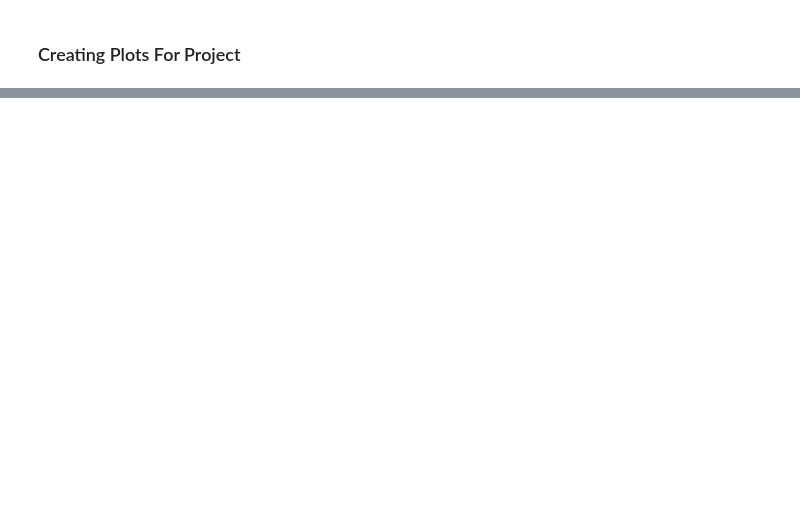
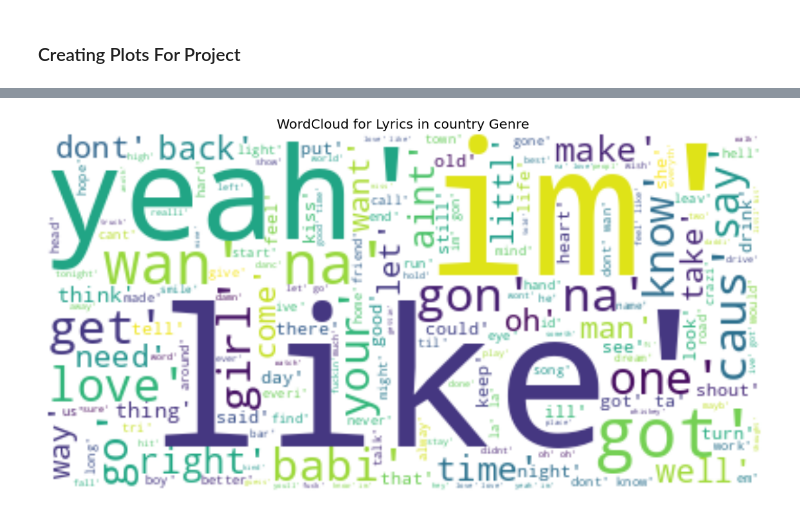
Before and after one commit to Cardoni15/694_spotify, a Jupyter notebook: visualization_tools/plots_for_report.ipynb, the cells around one changed output, grey strips where cells are left out. Cells and saved outputs as stored; diff of their text form; code cells hidden in the pictures; blank space fills up the shorter version.

```diff
--- a/visualization_tools/plots_for_report.ipynb
+++ b/visualization_tools/plots_for_report.ipynb
@@ -27,12 +24,19 @@ Successfully installed wordcloud-1.8.1
 WARNING: You are using pip version 20.1.1; however, version 22.1.1 is available.
 You should consider upgrading via the '/root/venv/bin/python -m pip install --upgrade pip' command.
 # %%
-data_dump = pd.read_csv('pure_genre_data_w_clean_lyrics.csv')
-data_dump.dropna()
-data_dump['lyric_clean']= data_dump['lyric_clean'].apply(str)
+def create_word_plots(genre):
+    data_dump = pd.read_csv('pure_genre_data_w_clean_lyrics.csv')
+    data_dump = data_dump.dropna()
+    data_dump['lyric_clean']= data_dump['lyric_clean'].apply(str)
 
-alt_df = data_dump[data_dump['genre'] == 'alt-rock']
+    alt_df = data_dump[data_dump['genre'] == genre]
 
-text = " ".join(i for i in alt_df['lyric_clean'])
+    text = " ".join(i for i in alt_df['lyric_clean'])
 
-text
+    #stopwords = set(STOPWORDS)
+    wordcloud = WordCloud(background_color="white").generate(text)
+    plt.figure(figsize=(35,10))
+    plt.title("WordCloud for Lyrics in " + genre + " Genre",fontsize=20)
+    plt.imshow(wordcloud, interpolation='bilinear')
+    plt.axis("off")
+    plt.show()
@@ -107,0 +80,4 @@ KeyError: 'X'
+# %%
+create_word_plots('country')
+# %% [output]
+[figure, added]
```
Also changed, not shown: parts of 11 cells of this notebook.
